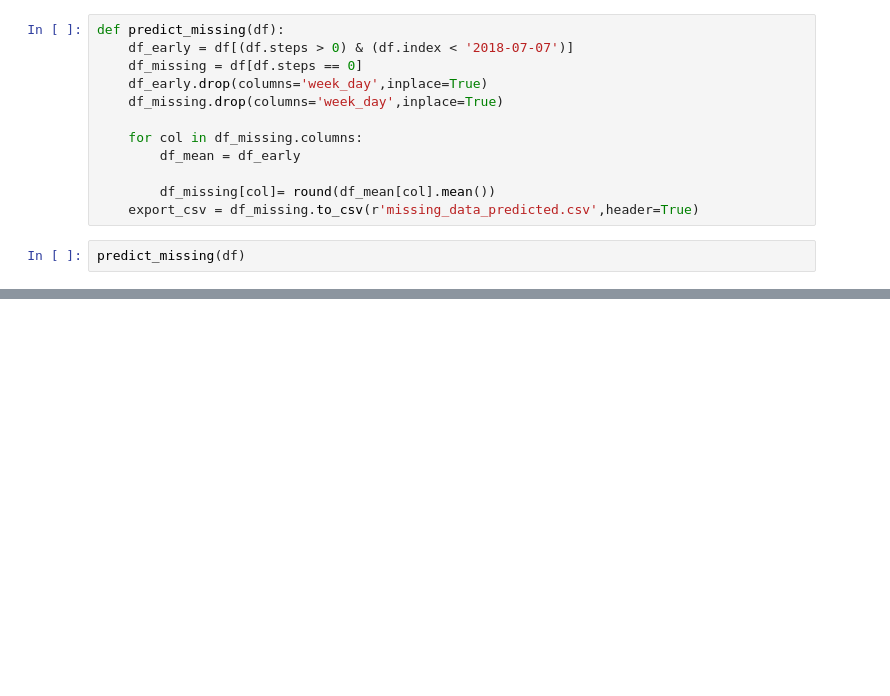
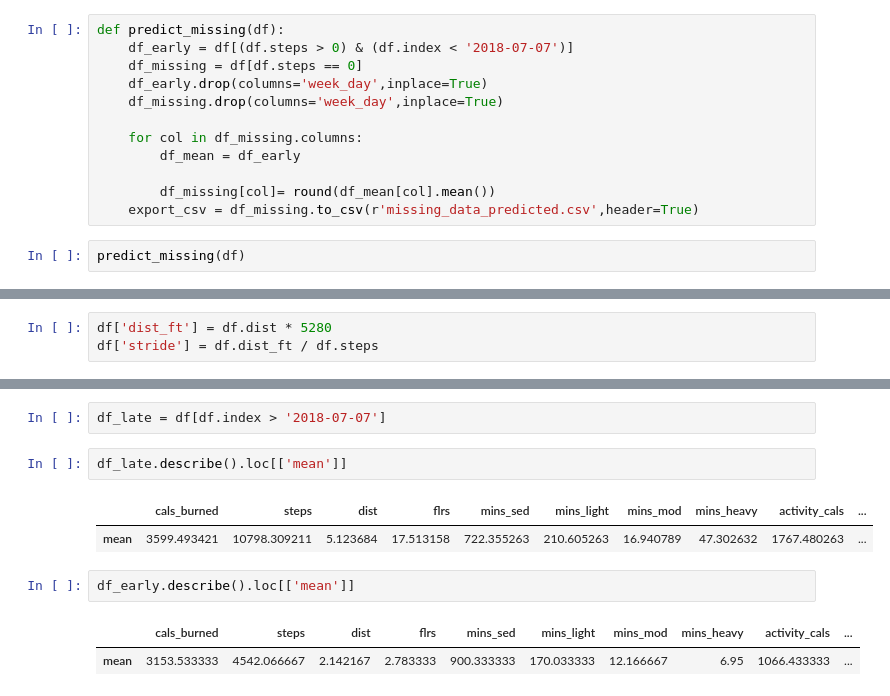
Before and after one commit to DoubleStufERoe/BayesP05_Fitbit, a Jupyter notebook: scratch_jeff.ipynb, the cells around one changed output, grey strips where cells are left out. Saved outputs shown, nothing was run; the diff lists cells and outputs as text; blank space fills up the shorter version.

```diff
--- a/scratch_jeff.ipynb
+++ b/scratch_jeff.ipynb
@@ -325,0 +324,3 @@ dtype: object
+# %%
+df['dist_ft'] = df.dist * 5280
+df['stride'] = df.dist_ft / df.steps
@@ -325,0 +384,12 @@ dtype: object
+# %%
+df_late = df[df.index > '2018-07-07']
+# %%
+df_late.describe().loc[['mean']]
+# %% [output]
+|  | cals_burned | steps | dist | flrs | mins_sed | mins_light | mins_mod | mins_heavy | activity_cals | ... |
+| mean | 3599.493421 | 10798.309211 | 5.123684 | 17.513158 | 722.355263 | 210.605263 | 16.940789 | 47.302632 | 1767.480263 | ... |
+# %%
+df_early.describe().loc[['mean']]
+# %% [output]
+|  | cals_burned | steps | dist | flrs | mins_sed | mins_light | mins_mod | mins_heavy | activity_cals | ... |
+| mean | 3153.533333 | 4542.066667 | 2.142167 | 2.783333 | 900.333333 | 170.033333 | 12.166667 | 6.95 | 1066.433333 | ... |
```
Also changed, not shown: parts of 13 cells of this notebook, 1 other file.
